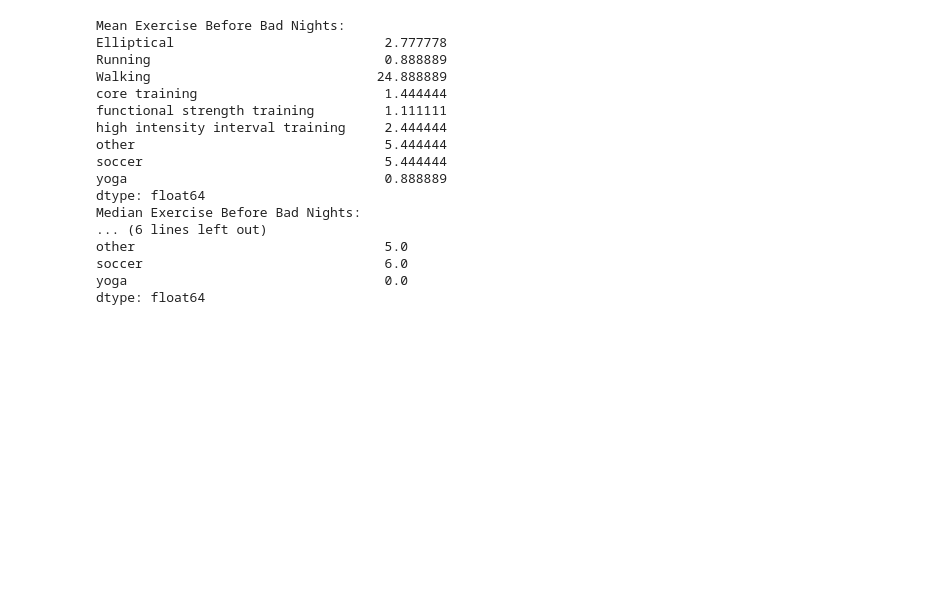
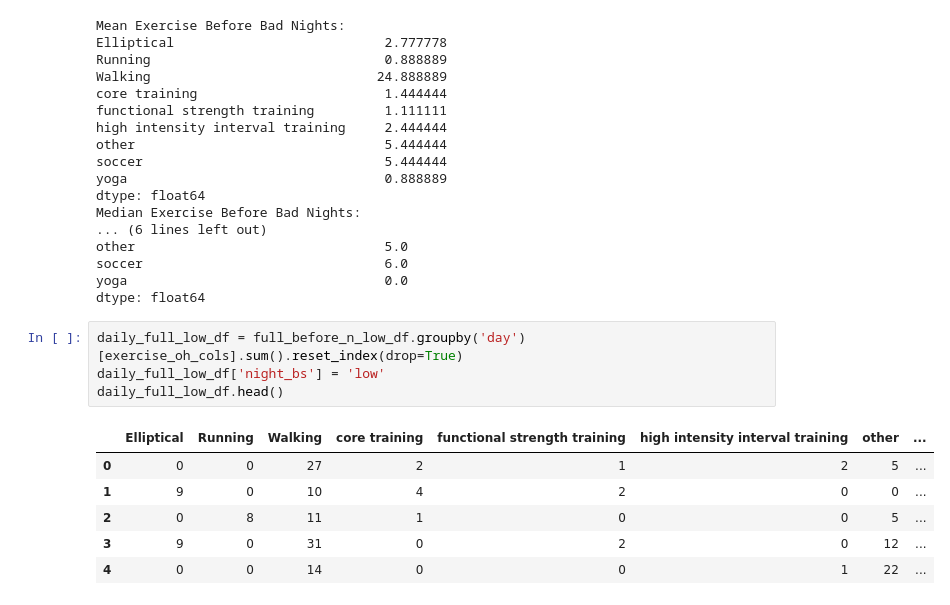
Before and after one commit to nico-palmar/glucose_data_exploration, a Jupyter notebook: march_analysis.ipynb, the cells around one changed output. Drawn from its saved outputs; the diff is of its cells as text; blank space fills up the shorter version.

```diff
--- a/march_analysis.ipynb
+++ b/march_analysis.ipynb
@@ -291,3 +292,14 @@ other                                5.0
 soccer                               6.0
 yoga                                 0.0
 dtype: float64
+# %%
+daily_full_low_df = full_before_n_low_df.groupby('day')[exercise_oh_cols].sum().reset_index(drop=True)
+daily_full_low_df['night_bs'] = 'low'
+daily_full_low_df.head()
+# %% [output]
+|  | Elliptical | Running | Walking | core training | functional strength training | high intensity interval training | other | ... |
+| 0 | 0 | 0 | 27 | 2 | 1 | 2 | 5 | ... |
+| 1 | 9 | 0 | 10 | 4 | 2 | 0 | 0 | ... |
+| 2 | 0 | 8 | 11 | 1 | 0 | 0 | 5 | ... |
+| 3 | 9 | 0 | 31 | 0 | 2 | 0 | 12 | ... |
+| 4 | 0 | 0 | 14 | 0 | 0 | 1 | 22 | ... |
```
Also changed, not shown: parts of 13 cells of this notebook, 1 other file.
